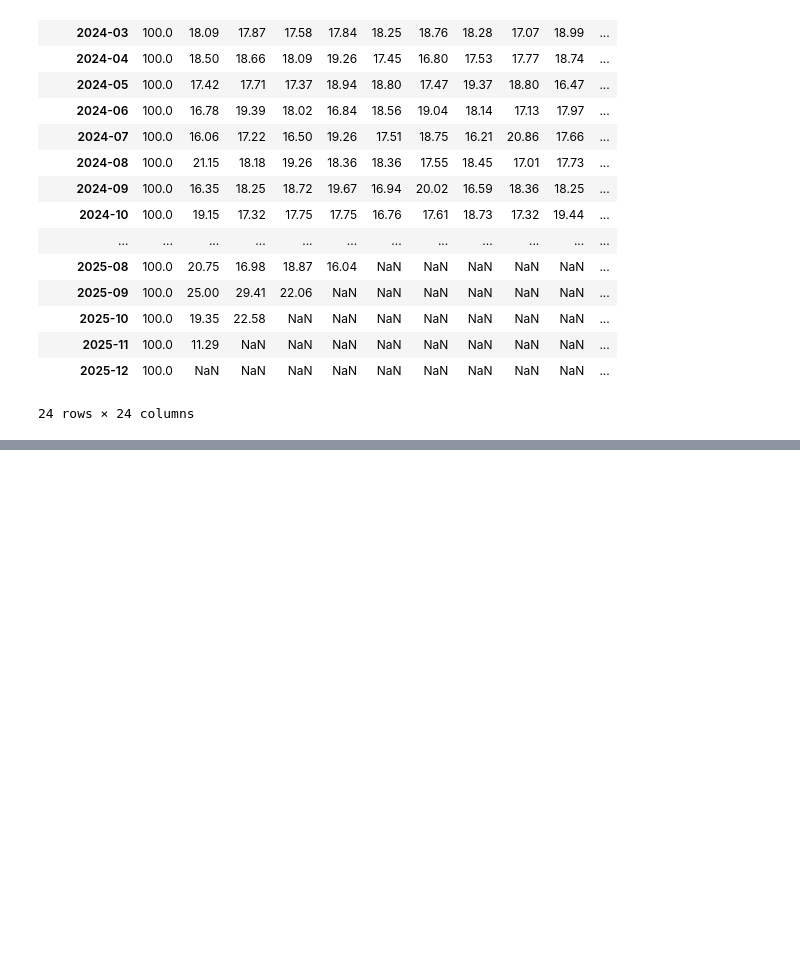
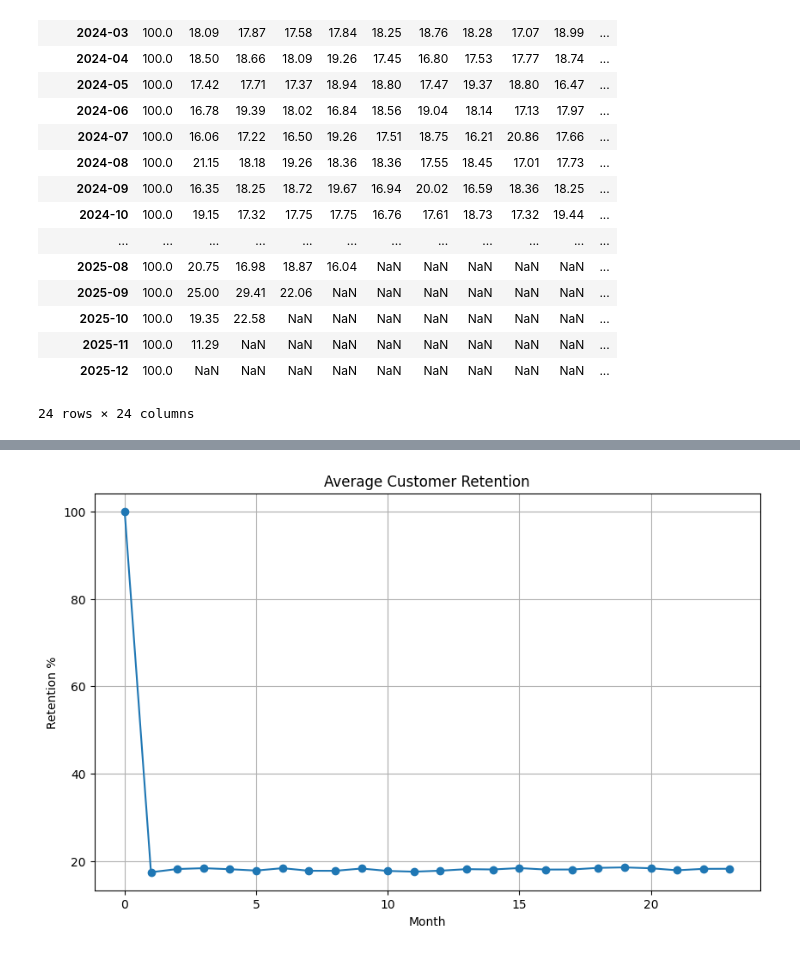
Before and after one commit to ap073/data_analytics_project2, a Jupyter notebook: 03_Cohort_Analysis.ipynb, the cells around one changed output, grey strips where cells are left out. Saved outputs shown, nothing was run; the diff lists cells and outputs as text; code cells hidden in the pictures; blank space fills up the shorter version.

```diff
--- a/03_Cohort_Analysis.ipynb
+++ b/03_Cohort_Analysis.ipynb
@@ -269,0 +291,14 @@ retention_matrix.to_csv("data/retention_matrix.csv")
+# %%
+#Retention Curve
+plt.figure(figsize=(10,6))
+
+retention_matrix.mean().plot(marker="o")
+
+plt.title("Average Customer Retention")
+plt.xlabel("Month")
+plt.ylabel("Retention %")
+plt.grid()
+
+plt.show()
+# %% [output]
+[figure, added]
```
Also changed, not shown: parts of 1 cell of this notebook.
